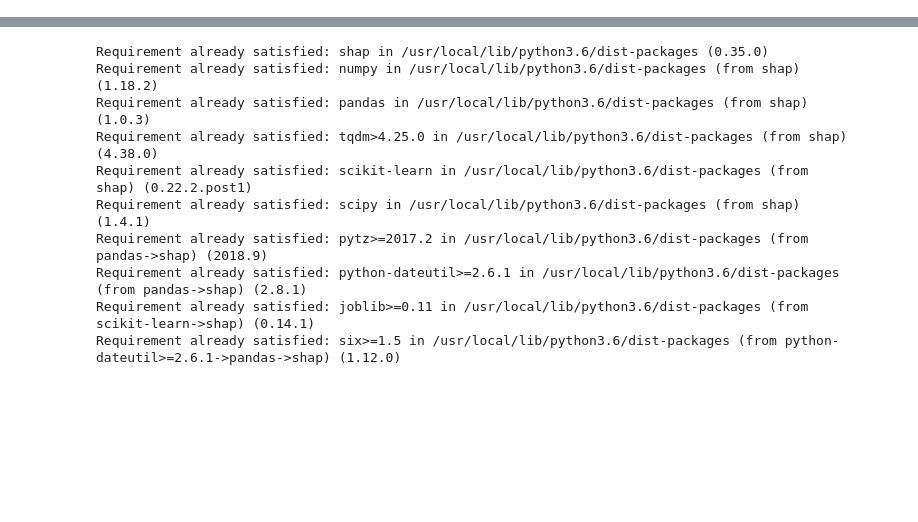
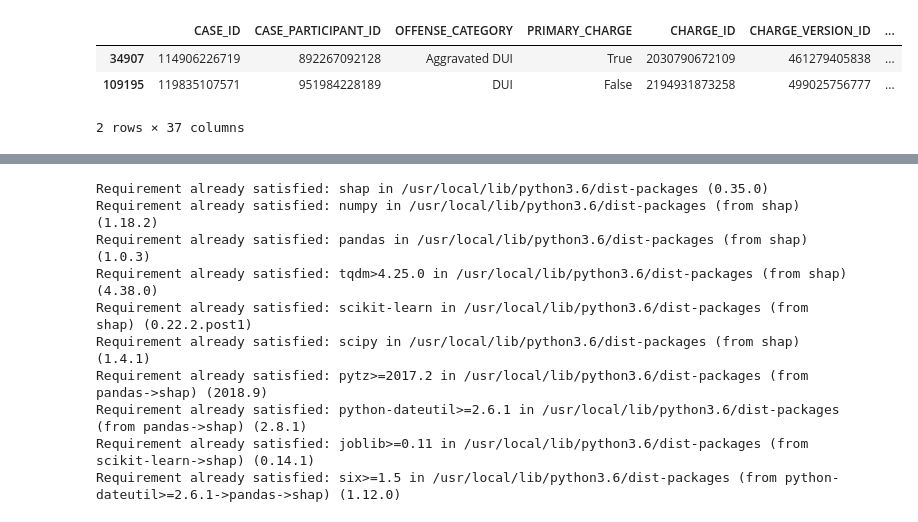
Before and after one commit to MinuraSilva/SentencePredictor, a Jupyter notebook: Model_prediction.ipynb, the cells around one changed output, grey strips where cells are left out. Cells and saved outputs as stored; diff of their text form; code cells hidden in the pictures; blank space fills up the shorter version.

```diff
--- a/Model_prediction.ipynb
+++ b/Model_prediction.ipynb
@@ -0,0 +5,9 @@
+# %%
+# note: to run the two cells below, you will first have to load the dataset (in a cell below)
+# This is an example of the input data that we have to make the prediction (X/input)
+sentencing_processed.sample(2).drop(target_raw+target_processed, axis=1)
+# %% [output]
+|  | CASE_ID | CASE_PARTICIPANT_ID | OFFENSE_CATEGORY | PRIMARY_CHARGE | CHARGE_ID | CHARGE_VERSION_ID | ... |
+| 34907 | 114906226719 | 892267092128 | Aggravated DUI | True | 2030790672109 | 461279405838 | ... |
+| 109195 | 119835107571 | 951984228189 | DUI | False | 2194931873258 | 499025756777 | ... |
+2 rows × 37 columns
```
Also changed, not shown: parts of 7 cells of this notebook.
